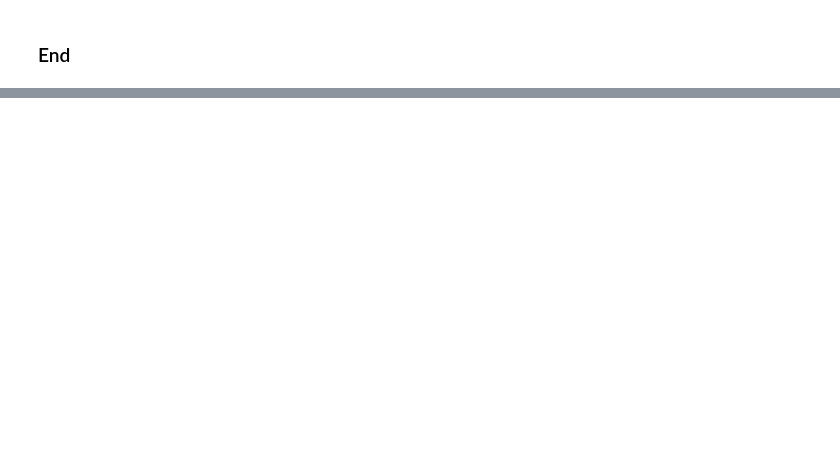
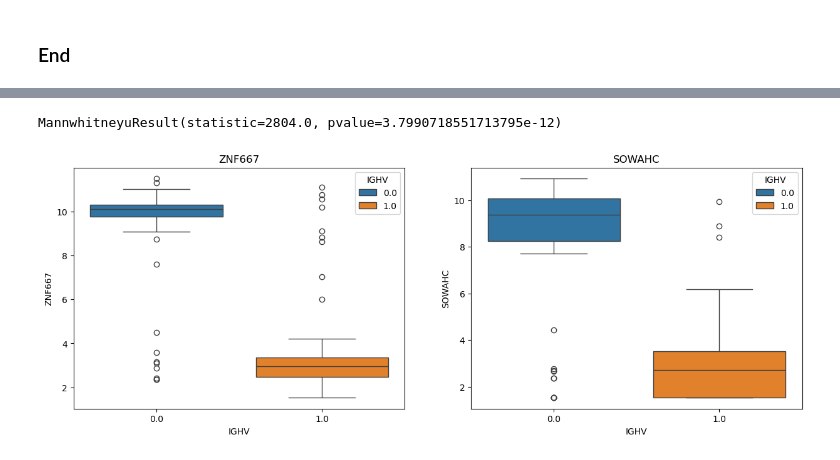
Before and after one commit to martinrohbeck/mofa-workshop, a Jupyter notebook: tutorial.ipynb, the cells around one changed output, grey strips where cells are left out. Saved outputs shown, nothing was run; the diff lists cells and outputs as text; code cells hidden in the pictures; blank space fills up the shorter version.

```diff
--- a/tutorial.ipynb
+++ b/tutorial.ipynb
@@ -57,2 +83,4 @@ methylation.head()
+# %%
+x = 1 / (1 + np.exp(methylation.values.flatten()))
 # %%
 sns.histplot(methylation.values.flatten(), bins=50, kde=False)
@@ -118,6 +201,19 @@ E.g., D_001 to drug name navitoclax
 ### <span style="color:red">Questions</span>
 
 1) Replace the drug names
+# %%
+# Create mapping from drug_id to name
+mapping = drug_names["name"].to_dict()
+
+# Replace all substrings in drugs.columns as keys with the corresponding values in the mapping
+cols = []
+for k in drugs.columns:
+    for v in mapping.keys():
+        if v in k:
+            cols.append(k.replace(v, mapping[v]))
+            break
+
+drugs.columns = cols
 # %% [markdown]
 ## Data Preprocessing for Analysis
 
@@ -456,0 +746,22 @@ model.close()
+# %%
+from scipy.stats import mannwhitneyu
+
+df = pd.DataFrame(
+    mrna[:, ["ZNF667", "SOWAHC"]].X, index=mrna.obs_names, columns=["ZNF667", "SOWAHC"]
+)
+df = df.join(mdata.obs.IGHV)
+
+df["IGHV"] = df["IGHV"].astype(float)
+
+fig, ax = plt.subplots(1, 2, figsize=(15, 5))
+sns.boxplot(x="IGHV", y="ZNF667", data=df, ax=ax[0], hue="IGHV")
+sns.boxplot(x="IGHV", y="SOWAHC", data=df, ax=ax[1], hue="IGHV")
+ax[0].set_title("ZNF667")
+ax[1].set_title("SOWAHC")
+
+mannwhitneyu(
+    x=df.loc[df.IGHV == 0, "ZNF667"].values, y=df.loc[df.IGHV == 1, "ZNF667"].values
+)
+# %% [output]
+MannwhitneyuResult(statistic=2804.0, pvalue=3.7990718551713795e-12)
+[figure, added]
```
Also changed, not shown: parts of 66 cells of this notebook.
